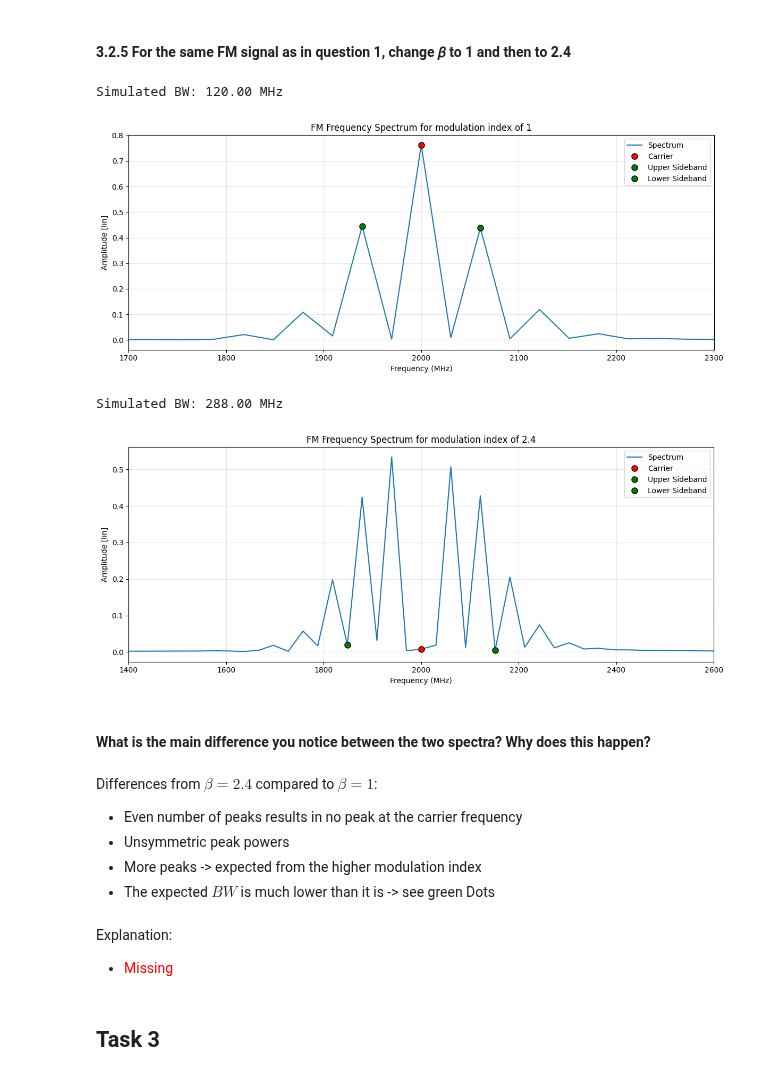
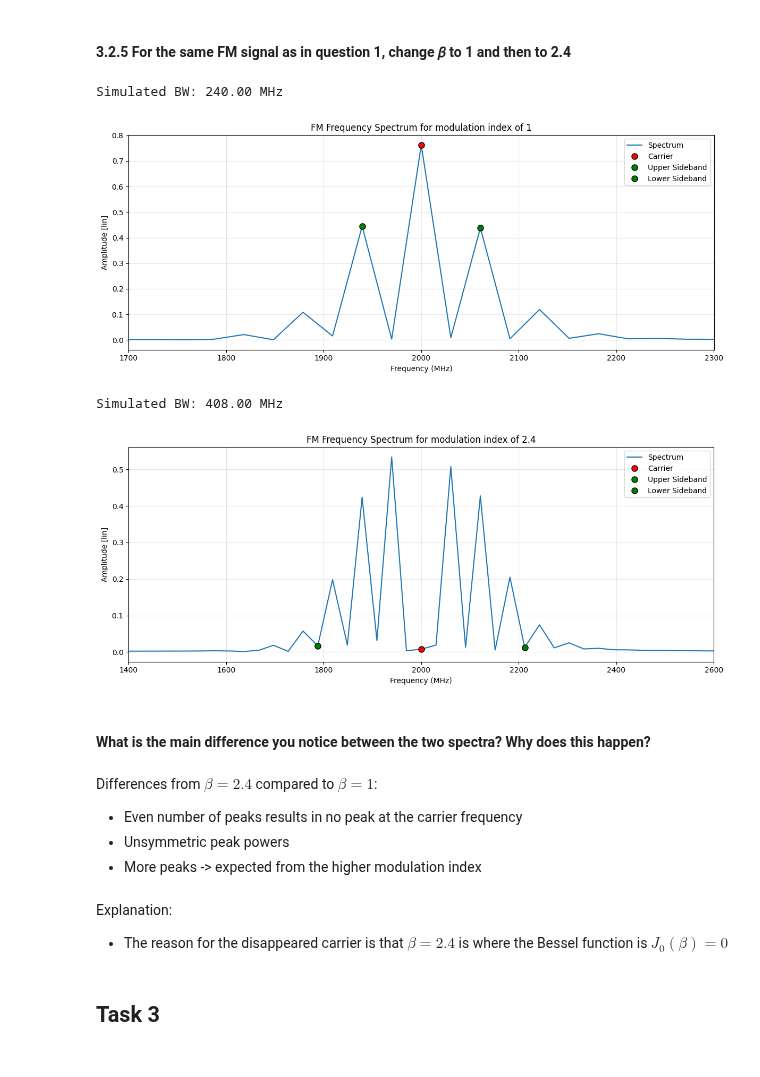
Before and after one commit to NortheLo/Microwave_Eng_Lab, a Jupyter notebook: Lab2_Spectrum_Analysis/Lab2_Preliminary.ipynb, the cells around one changed output. Saved outputs shown, nothing was run; the diff lists cells and outputs as text; code cells hidden in the pictures.

```diff
--- a/Lab2_Spectrum_Analysis/Lab2_Preliminary.ipynb
+++ b/Lab2_Spectrum_Analysis/Lab2_Preliminary.ipynb
@@ -550,7 +553,6 @@ mod_index = 1
 s_mod = np.sin(2 * np.pi * f_m * t)
 s_bp  = np.cos(2 * np.pi * f_c * t + mod_index * s_mod)
 
-# --- FFT ---
 N = len(t)
 S = fft(s_bp)
 f = fftfreq(N, 1/f_s)
@@ -564,34 +566,34 @@ markers = [
         {'position': f_c - mod_index * f_m, 'name': 'Lower Sideband', 'color': 'green'}
     ]
 
-print(f"Simulated BW: {((2 * mod_index * f_m)/1e6):.2f} MHz")
+print(f"Simulated BW: {((bw_fm(mod_index, f_m))/1e6):.2f} MHz")
 plot_spectrum(f_pos, S_pos, title=f"FM Frequency Spectrum for modulation index of 1", markers=markers, xlim=(f_c - 5 * f_m, f_c + 5 * f_m))
 # %% [output]
-Simulated BW: 120.00 MHz
+Simulated BW: 240.00 MHz
 [figure]
 # %%
 mod_index = 2.4
 s_mod = np.sin(2 * np.pi * f_m * t)
 s_bp  = np.cos(2 * np.pi * f_c * t + mod_index * s_mod)
 
 N = len(t)
 S = fft(s_bp)
 f = fftfreq(N, 1/f_s)
 
 # Keep only positive frequencies
 f_pos = f[f > 0]
 S_pos = 2 / N * np.abs(S[f > 0])
 markers = [
         {'position': f_c, 'name': 'Carrier', 'color': 'red'},
-        {'position': f_c + mod_index * f_m, 'name': 'Upper Sideband', 'color': 'green'},
-        {'position': f_c - mod_index * f_m, 'name': 'Lower Sideband', 'color': 'green'}
+        {'position': f_c + (1 + mod_index) * f_m, 'name': 'Upper Sideband', 'color': 'green'},
+        {'position': f_c - (1 + mod_index) * f_m, 'name': 'Lower Sideband', 'color': 'green'}
     ]
 
-print(f"Simulated BW: {((2 * mod_index * f_m)/1e6):.2f} MHz")
-plot_spectrum(f_pos, S_pos, title=f"FM Frequency Spectrum for modulation index of 2.4", markers=markers, xlim=(f_c - 10 * f_m, f_c + 10 * f_m))
+print(f"Simulated BW: {((bw_fm(mod_index, f_m))/1e6):.2f} MHz")
+plot_spectrum(f_pos, S_pos, title=f"FM Frequency Spectrum for modulation index of 2.4", markers=markers, xlim=(f_c - 600e6, f_c + 600e6))
 # %% [output]
-Simulated BW: 288.00 MHz
+Simulated BW: 408.00 MHz
-[figure, old version]
+[figure, new version]
 # %% [markdown]
 #### What is the main difference you notice between the two spectra? Why does this happen?
 # %% [markdown]
@@ -599,10 +601,9 @@ Differences from $\beta = 2.4$ compared to $\beta = 1$:
 - Even number of peaks results in no peak at the carrier frequency
 - Unsymmetric peak powers
 - More peaks -> expected from the higher modulation index
-- The expected $BW$ is much lower than it is -> see green Dots
-# %% [markdown]
-Explanation:
-- <span style="color:red"> Missing </span>
+# %% [markdown]
+Explanation:
+- The reason for the disappeared carrier is that $\beta = 2.4$ is where the Bessel function is $J_0(\beta) = 0$
 # %% [markdown]
 ## Task 3
 # %%
```
Also changed, not shown: parts of 15 cells of this notebook.
